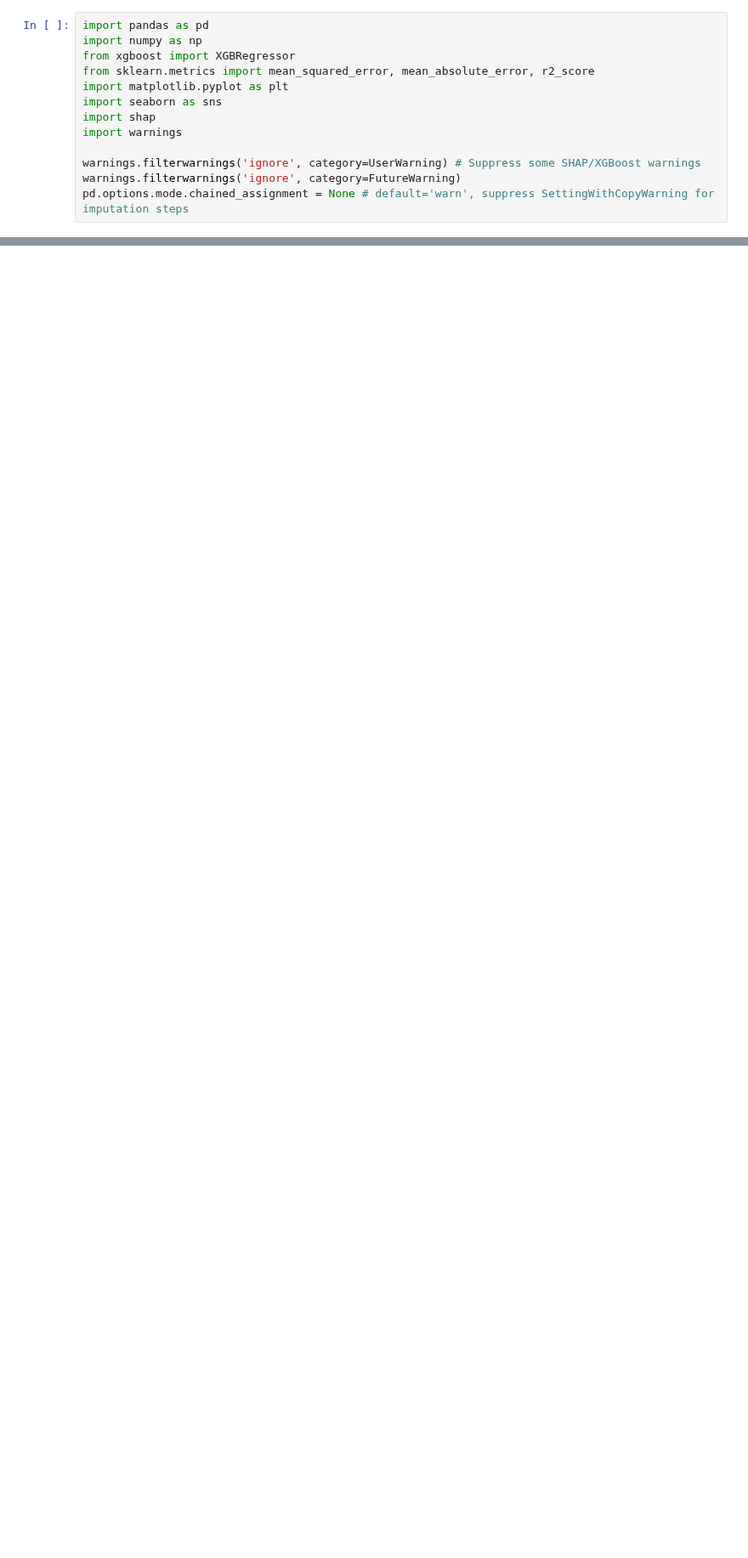
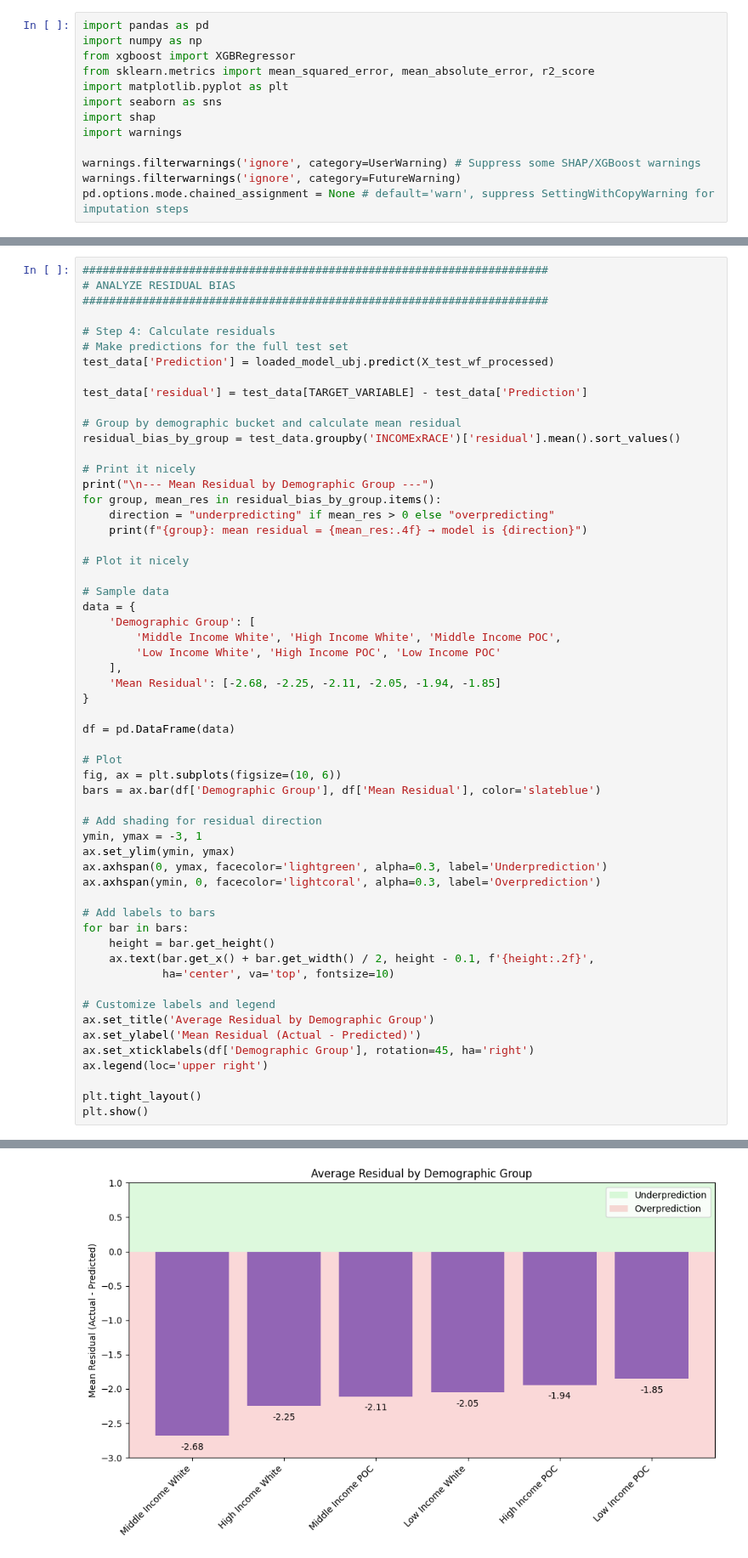
Before and after one commit to CynthiaShiyue/IDS705_MachineLearning_Project, a Jupyter notebook: 60_Bias_Experiment/61_Experiment.ipynb, the cells around one changed output, grey strips where cells are left out. Shown at 85% size. Drawn from its saved outputs; the diff is of its cells as text; blank space fills up the shorter version.

```diff
--- a/60_Bias_Experiment/61_Experiment.ipynb
+++ b/60_Bias_Experiment/61_Experiment.ipynb
@@ -154,0 +90,58 @@ Group: Low Income White Area
+# %%
+######################################################################
+# ANALYZE RESIDUAL BIAS
+######################################################################
+
+# Step 4: Calculate residuals
+# Make predictions for the full test set
+test_data['Prediction'] = loaded_model_ubj.predict(X_test_wf_processed)
+
+test_data['residual'] = test_data[TARGET_VARIABLE] - test_data['Prediction']
+
+# Group by demographic bucket and calculate mean residual
+residual_bias_by_group = test_data.groupby('INCOMExRACE')['residual'].mean().sort_values()
+
+# Print it nicely
+print("\n--- Mean Residual by Demographic Group ---")
+for group, mean_res in residual_bias_by_group.items():
+    direction = "underpredicting" if mean_res > 0 else "overpredicting"
+    print(f"{group}: mean residual = {mean_res:.4f} → model is {direction}")
+
+# Plot it nicely
+
+# Sample data
+data = {
+    'Demographic Group': [
+        'Middle Income White', 'High Income White', 'Middle Income POC',
+        'Low Income White', 'High Income POC', 'Low Income POC'
+    ],
+    'Mean Residual': [-2.68, -2.25, -2.11, -2.05, -1.94, -1.85]
+}
+
+df = pd.DataFrame(data)
+
+# Plot
+fig, ax = plt.subplots(figsize=(10, 6))
+bars = ax.bar(df['Demographic Group'], df['Mean Residual'], color='slateblue')
+
+# Add shading for residual direction
+ymin, ymax = -3, 1
+ax.set_ylim(ymin, ymax)
+ax.axhspan(0, ymax, facecolor='lightgreen', alpha=0.3, label='Underprediction')
+ax.axhspan(ymin, 0, facecolor='lightcoral', alpha=0.3, label='Overprediction')
+
+# Add labels to bars
+for bar in bars:
+    height = bar.get_height()
+    ax.text(bar.get_x() + bar.get_width() / 2, height - 0.1, f'{height:.2f}',
+            ha='center', va='top', fontsize=10)
+
+# Customize labels and legend
+ax.set_title('Average Residual by Demographic Group')
+ax.set_ylabel('Mean Residual (Actual - Predicted)')
+ax.set_xticklabels(df['Demographic Group'], rotation=45, ha='right')
+ax.legend(loc='upper right')
+
+plt.tight_layout()
+plt.show()
+# %% [output]
@@ -154,0 +155 @@ Group: Low Income White Area
+[figure, added]
```
Also changed, not shown: parts of 6 cells of this notebook, 1 other file.
